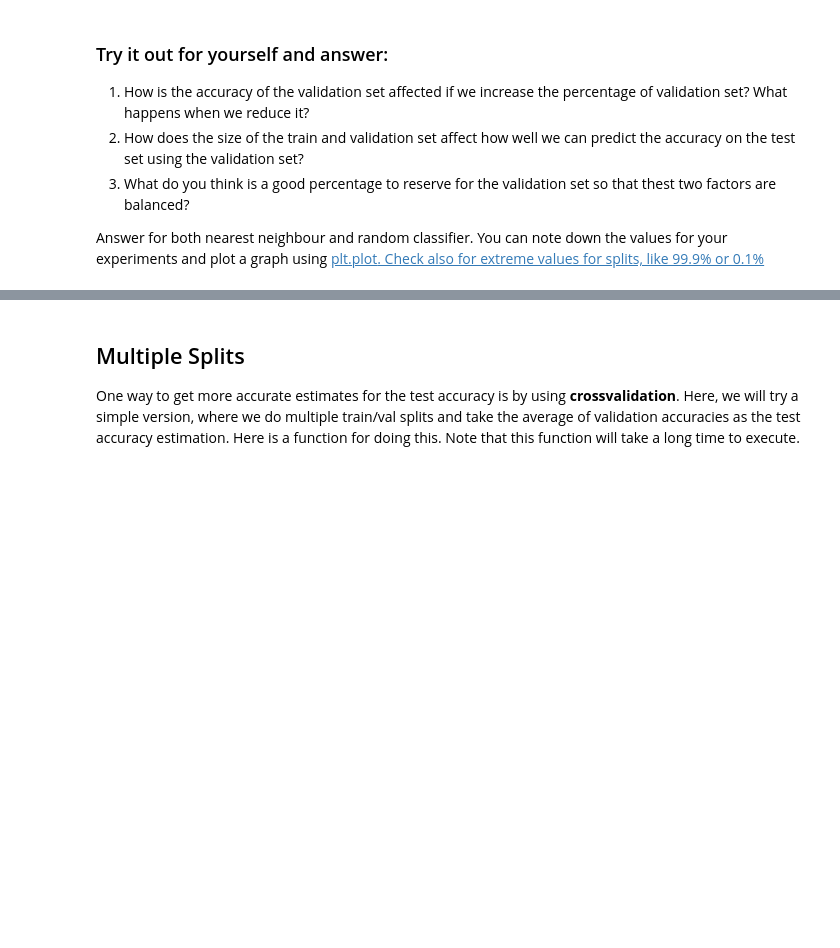
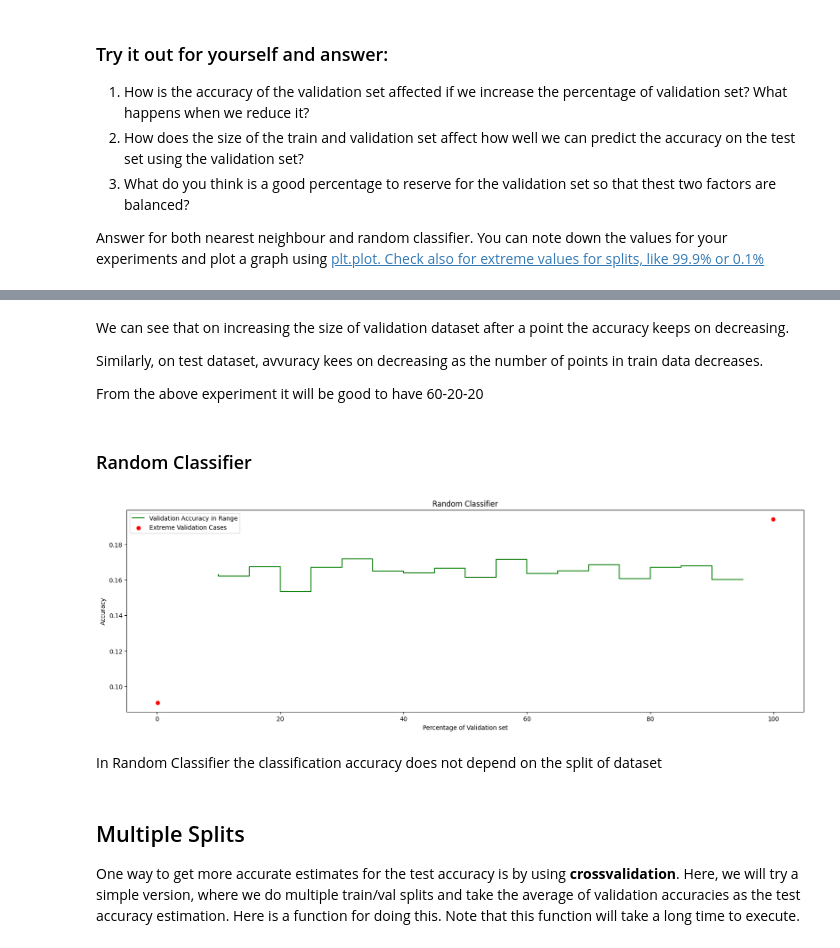
Before and after one commit to Pranee5tha/FMML_LAB_MODULES, a Jupyter notebook: Module_01_Lab_02_MLPractice.ipynb, the cells around one changed output, grey strips where cells are left out. Cells and saved outputs as stored; diff of their text form; code cells hidden in the pictures; blank space fills up the shorter version.

```diff
--- a/Module_01_Lab_02_MLPractice.ipynb
+++ b/Module_01_Lab_02_MLPractice.ipynb
@@ -151,3 +258,31 @@ Answer for both nearest neighbour and random classifier. You can note down the v
+# %% [markdown]
+We can see that on increasing the size of validation dataset after a point the accuracy keeps on decreasing.
+
+Similarly, on test dataset, avvuracy kees on decreasing as the number of points in train data decreases.
+
+From the above experiment it will be good to have 60-20-20
+# %% [markdown]
+### Random Classifier
+# %%
+plt.figure(figsize=(20, 6))
+
+plt.title("Random Classifier")
+
+plt.plot(percentages, rnd_val_accuracy_on_increasing, label="Validation Accuracy in Range", drawstyle='steps', color='green')
+# plt.plot(percentages, rnd_test_accuracy, label="Test Accuracy in Range", drawstyle='steps', color='blue')
+
+plt.scatter(extreme_points, rnd_extreme_val_acc, label="Extreme Validation Cases", color='red')
+# plt.scatter(extreme_points, rnd_extreme_test_acc, label="Extreme Test Cases", color='orange')
+
+
+plt.xlabel("Percentage of Validation set")
+plt.ylabel("Accuracy")
+plt.legend()
+plt.show()
+# %% [output]
+[figure, added]
+# %% [markdown]
+In Random Classifier the classification accuracy does not depend on the split of dataset
 # %% [markdown]
 ## Multiple Splits
 
```
Also changed, not shown: parts of 60 cells of this notebook.
